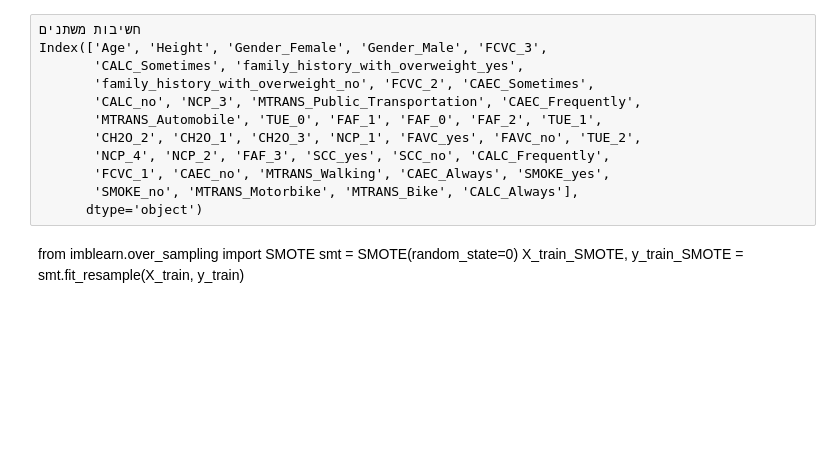
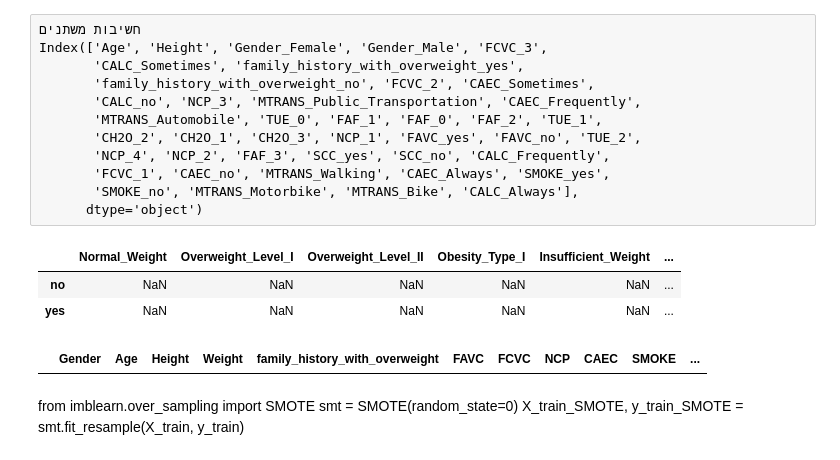
Before and after one commit to NoaAmichai/Obesity-Data-Science-Project, a Jupyter notebook: Obesity_Semester_B.ipynb, the cells around one changed output. Drawn from its saved outputs; the diff is of its cells as text; code cells hidden in the pictures; blank space fills up the shorter version.

```diff
--- a/Obesity_Semester_B.ipynb
+++ b/Obesity_Semester_B.ipynb
@@ -103,6 +103,17 @@ for i in columns:
 
 for i in columns:
     Obesity_Type_III_data.append(Obesity_Type_III[i].value_counts())
+# %%
+FAVC_group = df.FAVC.groupby(df.NObeyesdad)
+pd.DataFrame(FAVC_group.value_counts(),columns=df.NObeyesdad.unique(),index = df.FAVC.unique())
+# %% [output]
+|  | Normal_Weight | Overweight_Level_I | Overweight_Level_II | Obesity_Type_I | Insufficient_Weight | ... |
+| no | NaN | NaN | NaN | NaN | NaN | ... |
+| yes | NaN | NaN | NaN | NaN | NaN | ... |
+# %%
+new_data
+# %% [output]
+|  | Gender | Age | Height | Weight | family_history_with_overweight | FAVC | FCVC | NCP | CAEC | SMOKE | ... |
 # %%
 df_res = df.copy(deep=True)
 df_res = pd.get_dummies(df, columns=['Gender','FAVC','SMOKE','family_history_with_overweight','CAEC','CALC',
```
